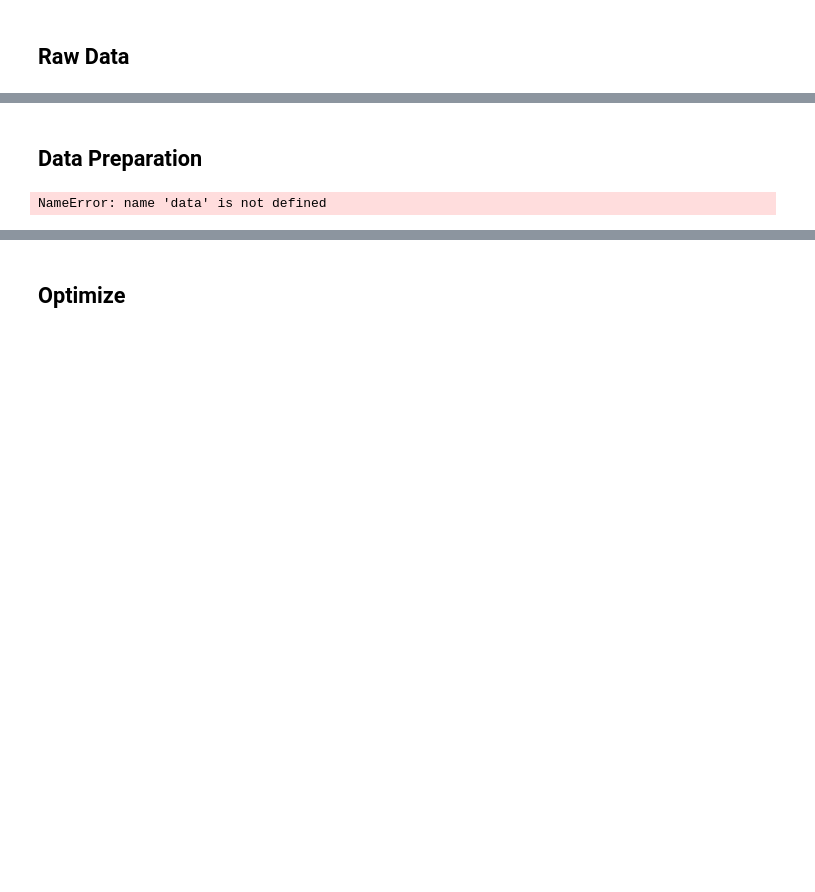
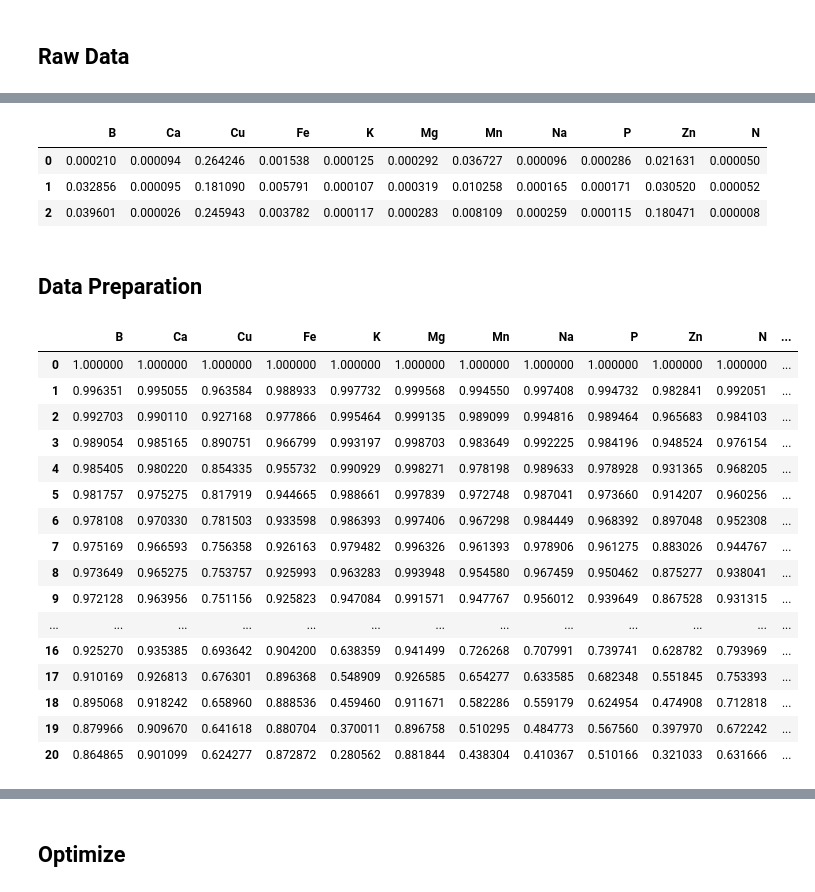
Before and after one commit to chavias/PlantNutrition, a Jupyter notebook: notebooks/nutrients_normalized.ipynb, the cells around one changed output, grey strips where cells are left out. Drawn from its saved outputs; the diff is of its cells as text; code cells hidden in the pictures; blank space fills up the shorter version.

```diff
--- a/notebooks/nutrients_normalized.ipynb
+++ b/notebooks/nutrients_normalized.ipynb
@@ -9,21 +9,20 @@ from scipy.optimize import minimize
 # %% [markdown]
 ## Raw Data
 # %%
-DATA_PATH_AVG = './data/input/nutrients_avg.xlsx'
+DATA_PATH_AVG = '../data/input/nutrients_avg.xlsx'
 
 def process_data(data_path):
-
-    df = pd.read_excel(DATA_PATH_AVG)
-
-    #
+    df = pd.read_excel(data_path)
+    time_column = df['Time']
     df_no_time = df.drop(columns='Time')
     X = df_no_time.to_numpy()
+    sorted_data = np.sort(X, axis=0)[::-1]
+    maxes = np.max(sorted_data, axis=0)
+    normalized_data = sorted_data / maxes
+    data_df = pd.DataFrame(normalized_data, columns=df_no_time.columns)
+    data_df['Time'] = time_column.sort_values(ascending=True).reset_index(drop=True)
+    return data_df, maxes
 
-    # Sort data along axis=0 and reverse to get descending order
-    data = np.sort(X, axis=0)[::-1]
+df_data_normalized, maxes = process_data(DATA_PATH_AVG)
 
-    # normalize data to 1
-    maxes = np.max(data, axis=0)
-
-    data = data / maxes
-    return data, maxes
+df_data_normalized.head()
@@ -30,2 +35,13 @@ def process_data(data_path):
+# %%
+FERTILIZER_PATH = '../data/input/fertilizer.xlsx'
+
+df_fertilizer = pd.read_excel(FERTILIZER_PATH)
+df_fertilizer_normalized = df_fertilizer/maxes
+df_fertilizer_normalized.head()
+# %% [output]
+|  | B | Ca | Cu | Fe | K | Mg | Mn | Na | P | Zn | N |
+| 0 | 0.000210 | 0.000094 | 0.264246 | 0.001538 | 0.000125 | 0.000292 | 0.036727 | 0.000096 | 0.000286 | 0.021631 | 0.000050 |
+| 1 | 0.032856 | 0.000095 | 0.181090 | 0.005791 | 0.000107 | 0.000319 | 0.010258 | 0.000165 | 0.000171 | 0.030520 | 0.000052 |
+| 2 | 0.039601 | 0.000026 | 0.245943 | 0.003782 | 0.000117 | 0.000283 | 0.008109 | 0.000259 | 0.000115 | 0.180471 | 0.000008 |
 # %% [markdown]
 ## Data Preparation
@@ -46,18 +48,43 @@ def process_data(data_path):
 # %%
 from scipy.interpolate import interp1d
 
-def interpolate_data(data, num_points=500, kind='cubic'):
+def interpolate_data(data_df, num_points=500, kind='cubic'):
+    data = data_df.to_numpy()
     x_original = np.arange(data.shape[0])  # Original index positions
     x_interp = np.linspace(0, data.shape[0] - 1, num_points)  # Interpolation index positions
+
     # Initialize an array to store interpolated data
     Y_interp = np.zeros((num_points, data.shape[1]))
+
     # Interpolate each column
     for col in range(data.shape[1]):
-        f = interp1d(x_original, data[:, col], kind='cubic')  # Use cubic interpolation for smoothness
+        f = interp1d(x_original, data[:, col], kind=kind)  # Use the specified interpolation method
         Y_interp[:, col] = f(x_interp)
 
-    return x_interp, Y_interp
+    # Create a DataFrame for the interpolated data
+    interpolated_df = pd.DataFrame(Y_interp, columns=data_df.columns)
 
-x_interp, Y_interp = interpolate_data(data, num_points=4, kind='linear')
+    return interpolated_df
+
+
+df_data_normalized_interp = interpolate_data(df_data_normalized, num_points=21, kind='linear')
+
+df_data_normalized_interp.head(n=21)
 # %% [output]
-NameError: name 'data' is not defined
+|  | B | Ca | Cu | Fe | K | Mg | Mn | Na | P | Zn | N | ... |
+| 0 | 1.000000 | 1.000000 | 1.000000 | 1.000000 | 1.000000 | 1.000000 | 1.000000 | 1.000000 | 1.000000 | 1.000000 | 1.000000 | ... |
+| 1 | 0.996351 | 0.995055 | 0.963584 | 0.988933 | 0.997732 | 0.999568 | 0.994550 | 0.997408 | 0.994732 | 0.982841 | 0.992051 | ... |
+| 2 | 0.992703 | 0.990110 | 0.927168 | 0.977866 | 0.995464 | 0.999135 | 0.989099 | 0.994816 | 0.989464 | 0.965683 | 0.984103 | ... |
+| 3 | 0.989054 | 0.985165 | 0.890751 | 0.966799 | 0.993197 | 0.998703 | 0.983649 | 0.992225 | 0.984196 | 0.948524 | 0.976154 | ... |
+| 4 | 0.985405 | 0.980220 | 0.854335 | 0.955732 | 0.990929 | 0.998271 | 0.978198 | 0.989633 | 0.978928 | 0.931365 | 0.968205 | ... |
+| 5 | 0.981757 | 0.975275 | 0.817919 | 0.944665 | 0.988661 | 0.997839 | 0.972748 | 0.987041 | 0.973660 | 0.914207 | 0.960256 | ... |
+| 6 | 0.978108 | 0.970330 | 0.781503 | 0.933598 | 0.986393 | 0.997406 | 0.967298 | 0.984449 | 0.968392 | 0.897048 | 0.952308 | ... |
+| 7 | 0.975169 | 0.966593 | 0.756358 | 0.926163 | 0.979482 | 0.996326 | 0.961393 | 0.978906 | 0.961275 | 0.883026 | 0.944767 | ... |
+| 8 | 0.973649 | 0.965275 | 0.753757 | 0.925993 | 0.963283 | 0.993948 | 0.954580 | 0.967459 | 0.950462 | 0.875277 | 0.938041 | ... |
+| 9 | 0.972128 | 0.963956 | 0.751156 | 0.925823 | 0.947084 | 0.991571 | 0.947767 | 0.956012 | 0.939649 | 0.867528 | 0.931315 | ... |
+| ... | ... | ... | ... | ... | ... | ... | ... | ... | ... | ... | ... | ... |
+| 16 | 0.925270 | 0.935385 | 0.693642 | 0.904200 | 0.638359 | 0.941499 | 0.726268 | 0.707991 | 0.739741 | 0.628782 | 0.793969 | ... |
+| 17 | 0.910169 | 0.926813 | 0.676301 | 0.896368 | 0.548909 | 0.926585 | 0.654277 | 0.633585 | 0.682348 | 0.551845 | 0.753393 | ... |
+| 18 | 0.895068 | 0.918242 | 0.658960 | 0.888536 | 0.459460 | 0.911671 | 0.582286 | 0.559179 | 0.624954 | 0.474908 | 0.712818 | ... |
+| 19 | 0.879966 | 0.909670 | 0.641618 | 0.880704 | 0.370011 | 0.896758 | 0.510295 | 0.484773 | 0.567560 | 0.397970 | 0.672242 | ... |
+| 20 | 0.864865 | 0.901099 | 0.624277 | 0.872872 | 0.280562 | 0.881844 | 0.438304 | 0.410367 | 0.510166 | 0.321033 | 0.631666 | ... |
```
Also changed, not shown: parts of 13 cells of this notebook, 1 other file.
